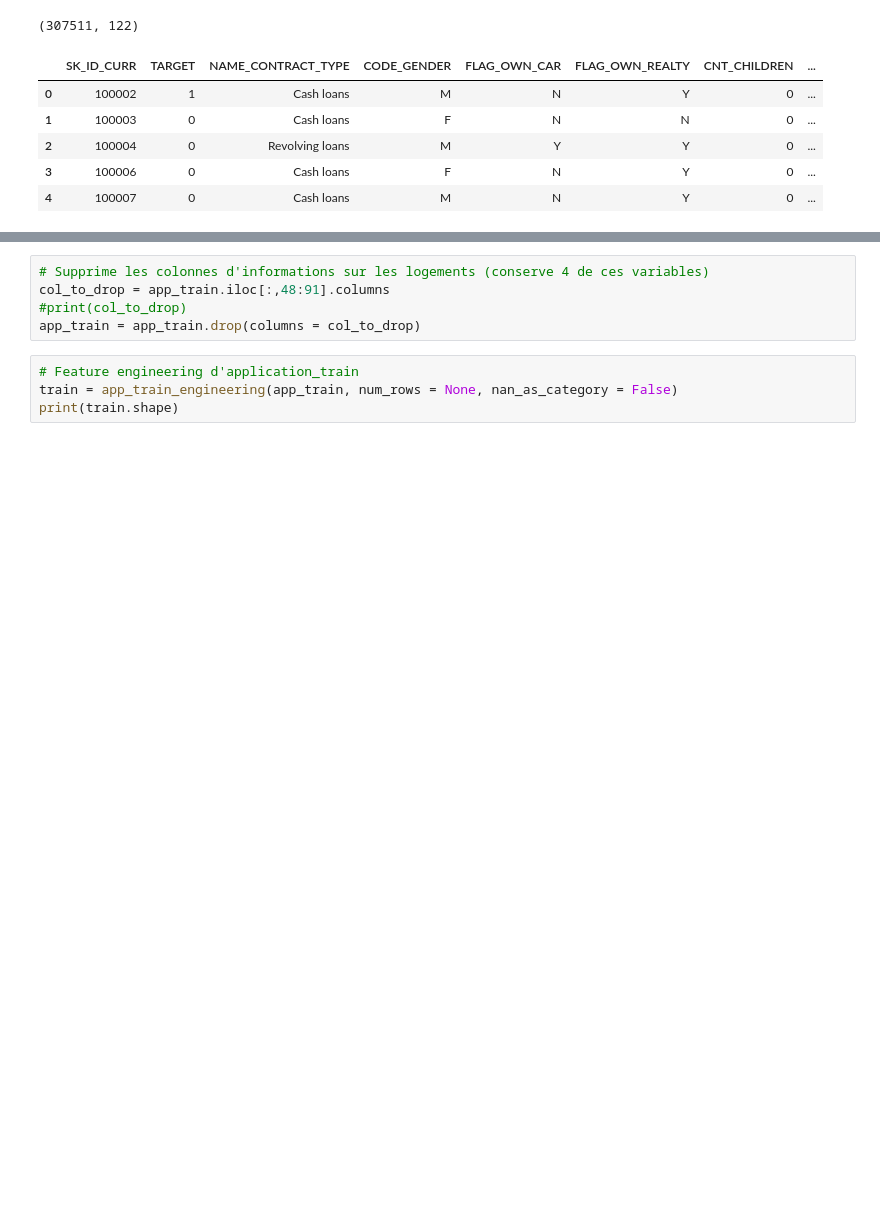
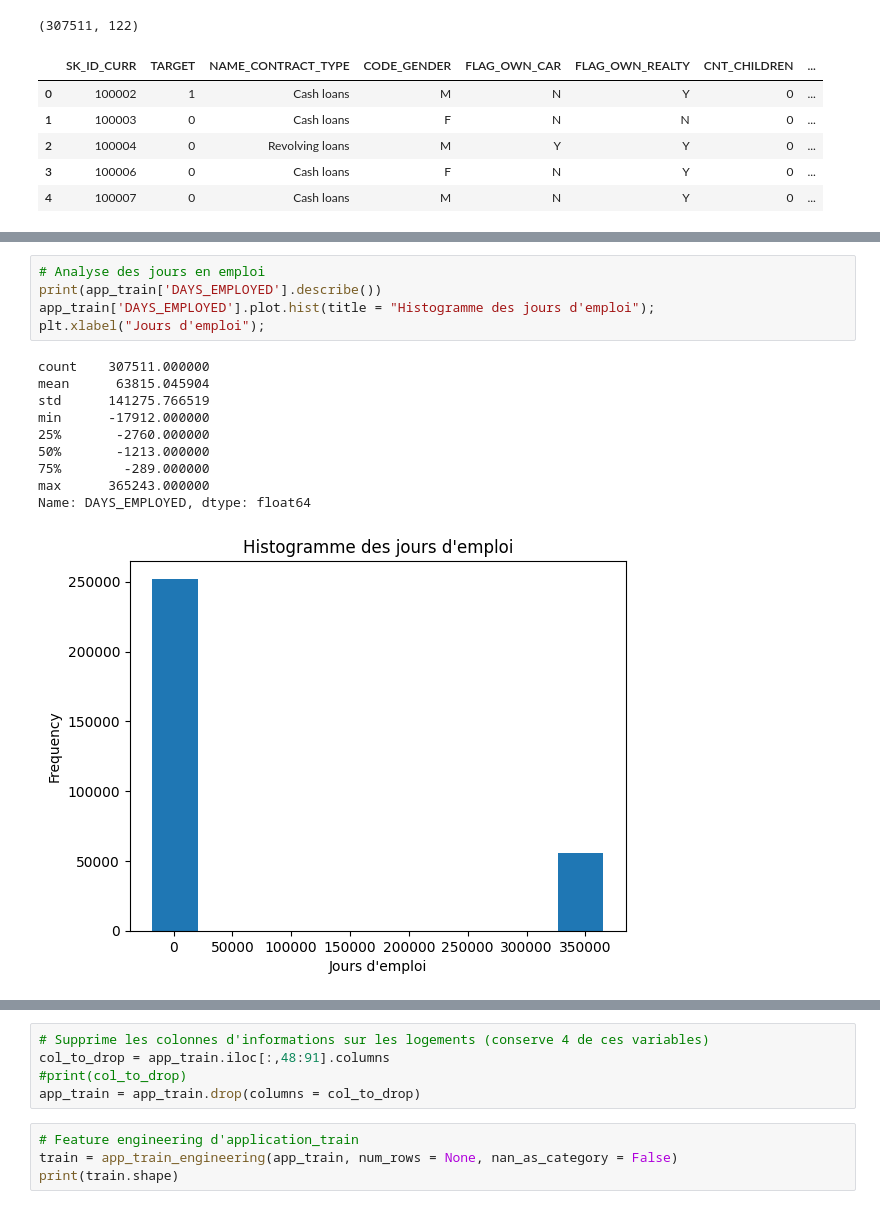
Before and after one commit to antmrv/oc_projet7, a Jupyter notebook: p7_modelisation.ipynb, the cells around one changed output, grey strips where cells are left out. Cells and saved outputs as stored; diff of their text form; blank space fills up the shorter version.

```diff
--- a/p7_modelisation.ipynb
+++ b/p7_modelisation.ipynb
@@ -121,0 +199,16 @@ app_train.head()
+# %%
+# Analyse des jours en emploi
+print(app_train['DAYS_EMPLOYED'].describe())
+app_train['DAYS_EMPLOYED'].plot.hist(title = "Histogramme des jours d'emploi");
+plt.xlabel("Jours d'emploi");
+# %% [output]
+count    307511.000000
+mean      63815.045904
+std      141275.766519
+min      -17912.000000
+25%       -2760.000000
+50%       -1213.000000
+75%        -289.000000
+max      365243.000000
+Name: DAYS_EMPLOYED, dtype: float64
+[figure, added]
```
Also changed, not shown: parts of 55 cells of this notebook.
